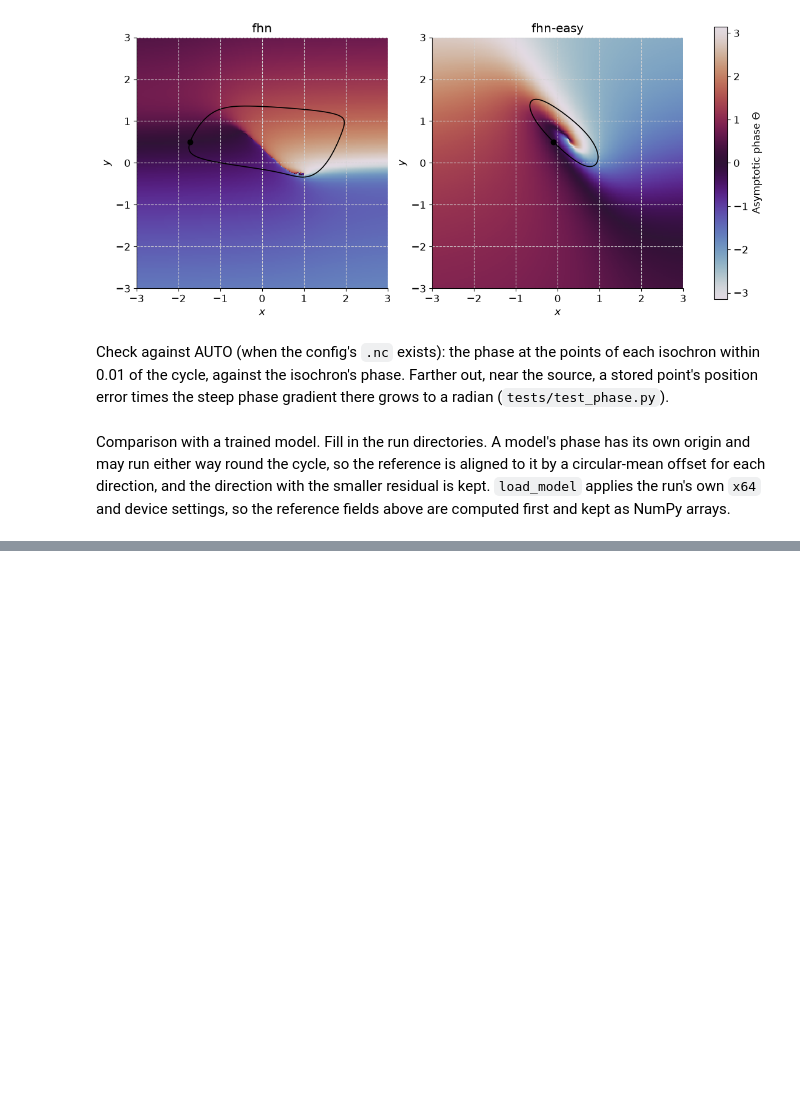
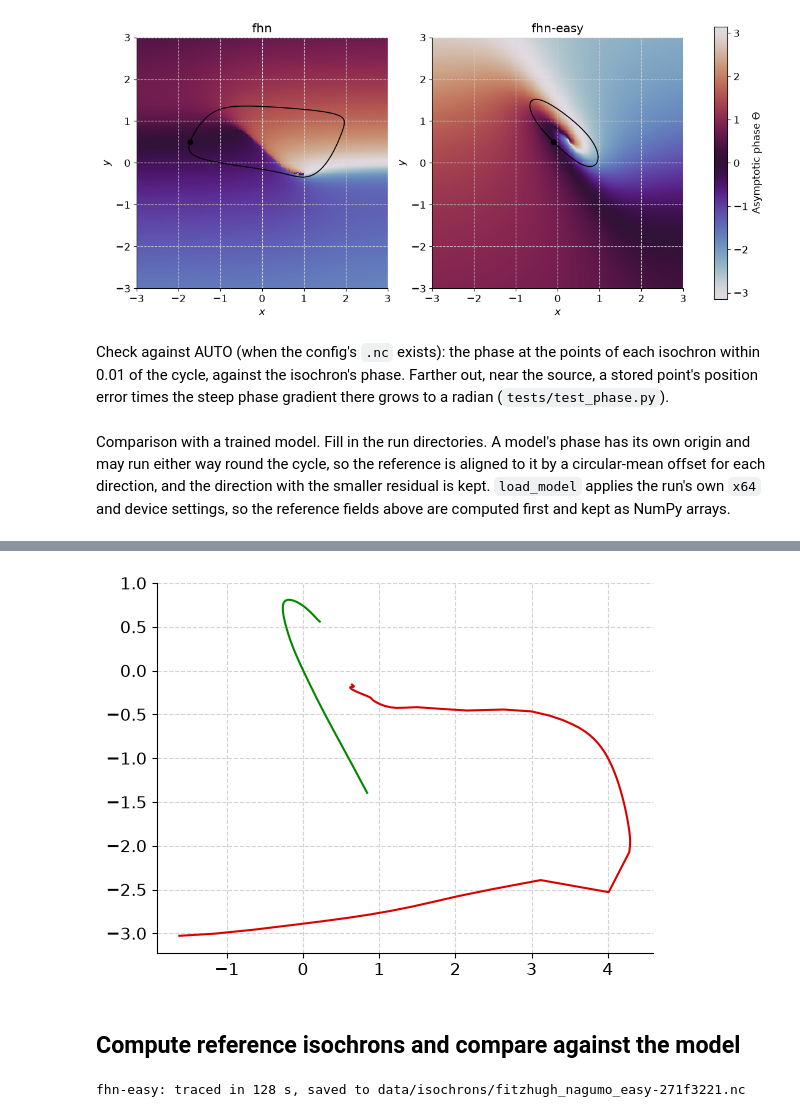
Before and after one commit to Jhko725/deep_isochron, a Jupyter notebook: prototype_analysis.ipynb, the cells around one changed output, grey strips where cells are left out. Cells and saved outputs as stored; diff of their text form; code cells hidden in the pictures; blank space fills up the shorter version.

```diff
--- a/prototype_analysis.ipynb
+++ b/prototype_analysis.ipynb
@@ -252,0 +277,47 @@ fhn-easy: sense -1, offset -0.4238 rad, residual rms 1.094e-01, max 3.037e+00 ra
+# %%
+def learned_isochron(model, theta, r):
+    """H⁻¹ of the normal form's isochron of phase `theta`, sampled at radii `r`."""
+    return jax.vmap(model.bijection.inverse)(model.latent_dynamics.isochron(theta, r))
+# %%
+for name, run_dir in RUN_DIRS.items():
+    if run_dir is None:
+        continue
+    # cfg, cycle, field, mask, _ = fields[name]
+    model = load_model(run_dir)
+
+    iso_learned = learned_isochron(model, -0.25 * jnp.pi, jnp.linspace(0.1, 2, 100))
+    plt.plot(*iso_learned.T)
+# %% [output]
+[figure, added]
+# %% [markdown]
+## Compute reference isochrons and compare against the model
+# %%
+from deep_isochron.experiment.isochrons import compute_isochrons
+
+
+def isochron_config(name, *overrides):
+    with initialize_config_dir(
+        config_dir=str(Path("configs").resolve()), version_base=None
+    ):
+        return compose(config_name=f"isochrons/{name}", overrides=list(overrides))
+
+
+N_ISOCHRONS = 5  # phases 2πk/5 wrapped to (−π, π]; their own file, by the config hash
+
+references = {}
+for name in ("fhn", "fhn-easy"):  # "fhn-easy"):
+    cfg = isochron_config(name, f"phases.count={N_ISOCHRONS}")
+    if isochron_file(cfg).exists():
+        foliation = load_isochrons(cfg)
+    else:
+        start = time.perf_counter()
+        foliation = compute_isochrons(cfg)  # AUTO-07p, one CPU worker per phase
+        print(
+            f"{name}: traced in {time.perf_counter() - start:.0f} s, "
+            f"saved to {isochron_file(cfg)}"
+        )
+    for failure in foliation.failures:
+        print(f"{name}: phase {failure.phase:+.4f} failed: {failure.message}")
+    references[name] = foliation
+# %% [output]
+fhn-easy: traced in 128 s, saved to data/isochrons/fitzhugh_nagumo_easy-271f3221.nc
```
Also changed, not shown: parts of 4 cells of this notebook, 2 other files.
